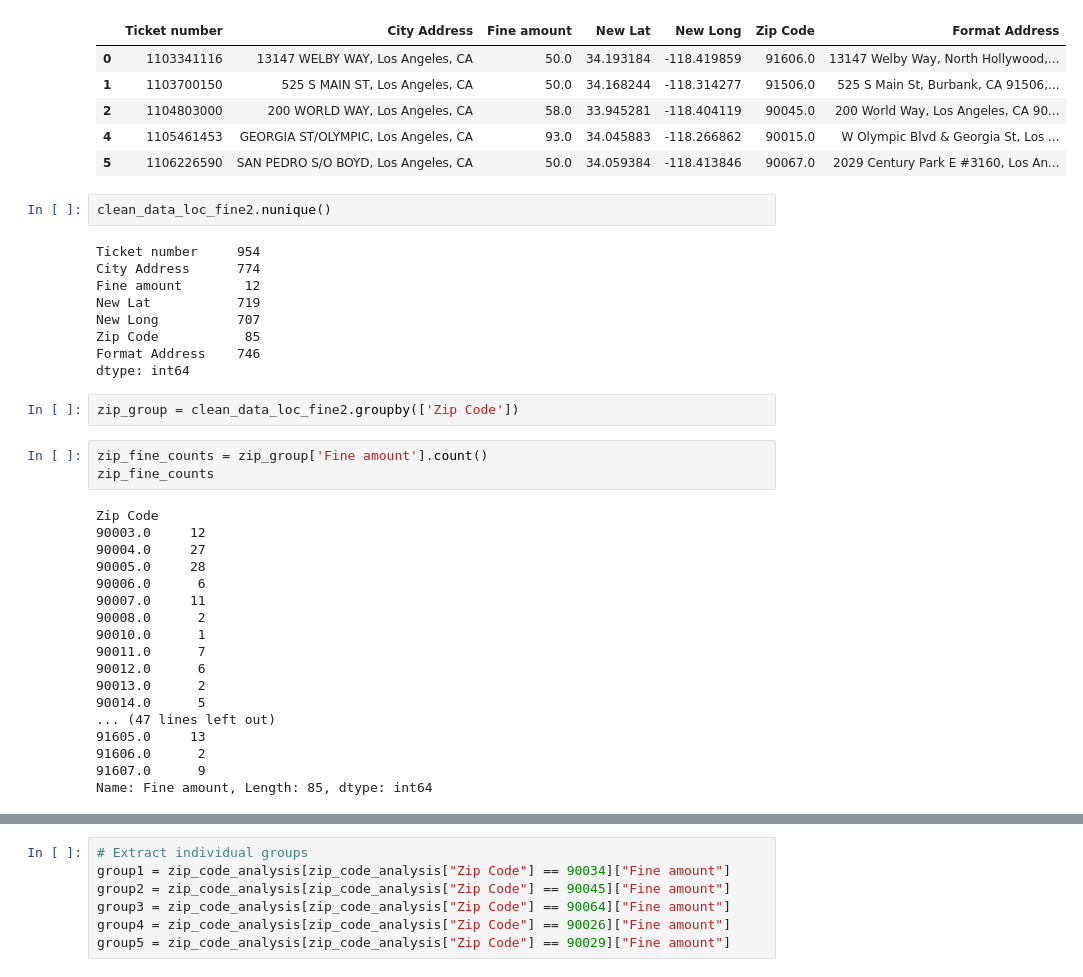
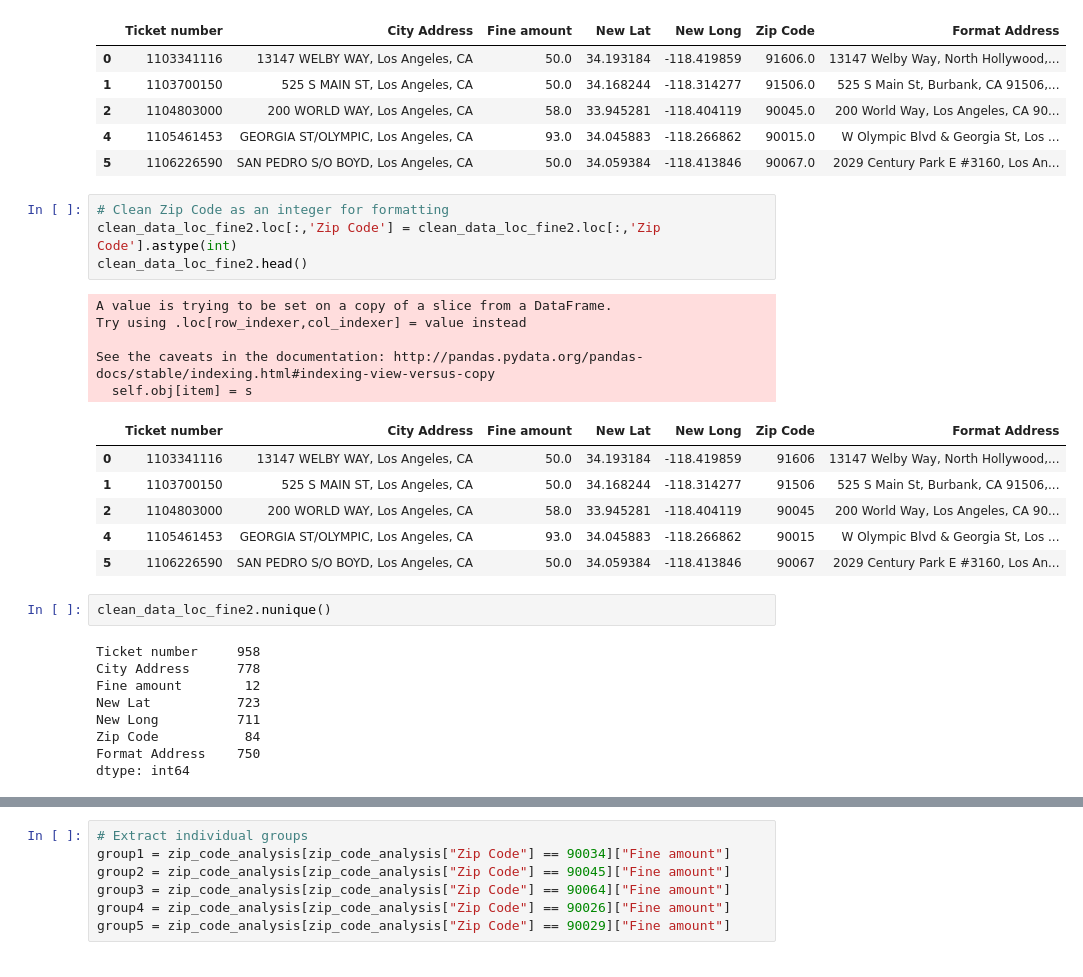
Before and after one commit to usn1485/LAParkingCitations, a Jupyter notebook: LA_HeatMap.ipynb, the cells around one changed output, grey strips where cells are left out. Drawn from its saved outputs; the diff is of its cells as text.

```diff
--- a/LA_HeatMap.ipynb
+++ b/LA_HeatMap.ipynb
@@ -223,37 +252,30 @@ clean_data_loc_fine2.head()
 | 2 | 1104803000 | 200 WORLD WAY, Los Angeles, CA | 58.0 | 33.945281 | -118.404119 | 90045.0 | 200 World Way, Los Angeles, CA 90... |
 | 4 | 1105461453 | GEORGIA ST/OLYMPIC, Los Angeles, CA | 93.0 | 34.045883 | -118.266862 | 90015.0 | W Olympic Blvd & Georgia St, Los ... |
 | 5 | 1106226590 | SAN PEDRO S/O BOYD, Los Angeles, CA | 50.0 | 34.059384 | -118.413846 | 90067.0 | 2029 Century Park E #3160, Los An... |
+# %%
+# Clean Zip Code as an integer for formatting
+clean_data_loc_fine2.loc[:,'Zip Code'] = clean_data_loc_fine2.loc[:,'Zip Code'].astype(int)
+clean_data_loc_fine2.head()
+# %% [output]
+A value is trying to be set on a copy of a slice from a DataFrame.
+Try using .loc[row_indexer,col_indexer] = value instead
+
+See the caveats in the documentation: http://pandas.pydata.org/pandas-docs/stable/indexing.html#indexing-view-versus-copy
+  self.obj[item] = s
+|  | Ticket number | City Address | Fine amount | New Lat | New Long | Zip Code | Format Address |
+| 0 | 1103341116 | 13147 WELBY WAY, Los Angeles, CA | 50.0 | 34.193184 | -118.419859 | 91606 | 13147 Welby Way, North Hollywood,... |
+| 1 | 1103700150 | 525 S MAIN ST, Los Angeles, CA | 50.0 | 34.168244 | -118.314277 | 91506 | 525 S Main St, Burbank, CA 91506,... |
+| 2 | 1104803000 | 200 WORLD WAY, Los Angeles, CA | 58.0 | 33.945281 | -118.404119 | 90045 | 200 World Way, Los Angeles, CA 90... |
+| 4 | 1105461453 | GEORGIA ST/OLYMPIC, Los Angeles, CA | 93.0 | 34.045883 | -118.266862 | 90015 | W Olympic Blvd & Georgia St, Los ... |
+| 5 | 1106226590 | SAN PEDRO S/O BOYD, Los Angeles, CA | 50.0 | 34.059384 | -118.413846 | 90067 | 2029 Century Park E #3160, Los An... |
 # %%
 clean_data_loc_fine2.nunique()
 # %% [output]
-Ticket number     954
-City Address      774
+Ticket number     958
+City Address      778
 Fine amount        12
-New Lat           719
-New Long          707
-Zip Code           85
-Format Address    746
+New Lat           723
+New Long          711
+Zip Code           84
+Format Address    750
 dtype: int64
-# %%
-zip_group = clean_data_loc_fine2.groupby(['Zip Code'])
-# %%
-zip_fine_counts = zip_group['Fine amount'].count()
-zip_fine_counts
-# %% [output]
-Zip Code
-90003.0     12
-90004.0     27
-90005.0     28
-90006.0      6
-90007.0     11
-90008.0      2
-90010.0      1
-90011.0      7
-90012.0      6
-90013.0      2
-90014.0      5
-... (47 lines left out)
-91605.0     13
-91606.0      2
-91607.0      9
-Name: Fine amount, Length: 85, dtype: int64
```
Also changed, not shown: parts of 59 cells of this notebook, 7 other files.
